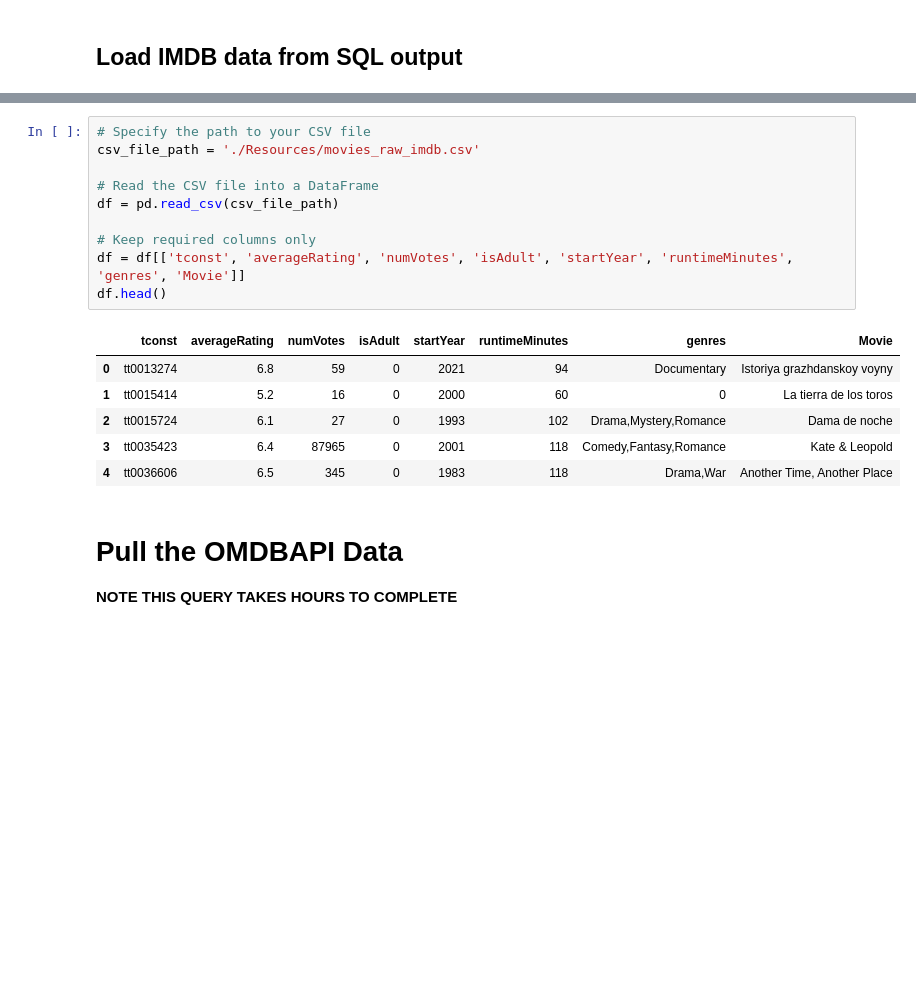
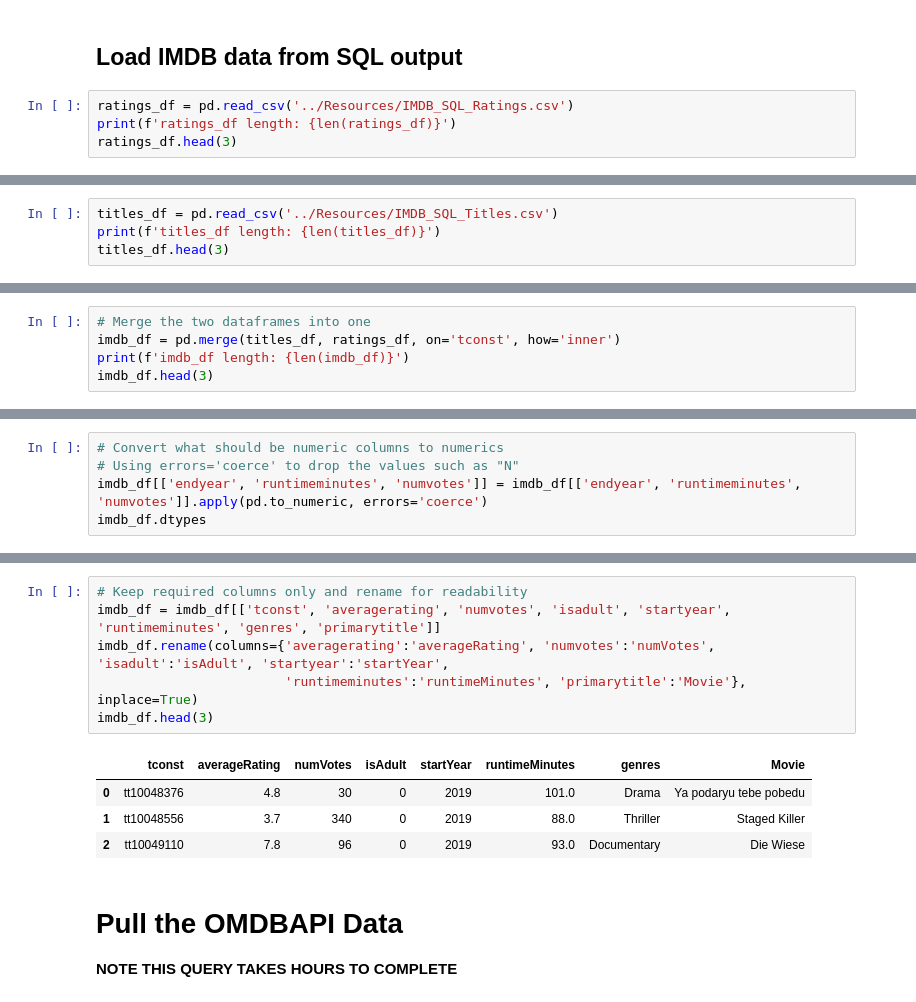
Before and after one commit to vt-bekah/Predicting_Movie_Ratings, a Jupyter notebook: Python/IMDB_OMDB_data_collection.ipynb, the cells around one changed output, grey strips where cells are left out. Saved outputs shown, nothing was run; the diff lists cells and outputs as text; blank space fills up the shorter version.

```diff
--- a/Python/IMDB_OMDB_data_collection.ipynb
+++ b/Python/IMDB_OMDB_data_collection.ipynb
@@ -12,3 +13,7 @@ import matplotlib.pyplot as plt
 from scipy.stats import linregress
 # %% [markdown]
 ## Load IMDB data from SQL output
+# %%
+ratings_df = pd.read_csv('../Resources/IMDB_SQL_Ratings.csv')
+print(f'ratings_df length: {len(ratings_df)}')
+ratings_df.head(3)
@@ -14,0 +26,4 @@ from scipy.stats import linregress
+# %%
+titles_df = pd.read_csv('../Resources/IMDB_SQL_Titles.csv')
+print(f'titles_df length: {len(titles_df)}')
+titles_df.head(3)
@@ -14,0 +36,5 @@ from scipy.stats import linregress
+# %%
+# Merge the two dataframes into one
+imdb_df = pd.merge(titles_df, ratings_df, on='tconst', how='inner')
+print(f'imdb_df length: {len(imdb_df)}')
+imdb_df.head(3)
@@ -14,0 +47,5 @@ from scipy.stats import linregress
+# %%
+# Convert what should be numeric columns to numerics
+# Using errors='coerce' to drop the values such as "N"
+imdb_df[['endyear', 'runtimeminutes', 'numvotes']] = imdb_df[['endyear', 'runtimeminutes', 'numvotes']].apply(pd.to_numeric, errors='coerce')
+imdb_df.dtypes
@@ -15,20 +65,14 @@ from scipy.stats import linregress
 # %%
-# Specify the path to your CSV file
-csv_file_path = './Resources/movies_raw_imdb.csv'
-
-# Read the CSV file into a DataFrame
-df = pd.read_csv(csv_file_path)
-
-# Keep required columns only
-df = df[['tconst', 'averageRating', 'numVotes', 'isAdult', 'startYear', 'runtimeMinutes', 'genres', 'Movie']]
-df.head()
+# Keep required columns only and rename for readability
+imdb_df = imdb_df[['tconst', 'averagerating', 'numvotes', 'isadult', 'startyear', 'runtimeminutes', 'genres', 'primarytitle']]
+imdb_df.rename(columns={'averagerating':'averageRating', 'numvotes':'numVotes', 'isadult':'isAdult', 'startyear':'startYear',
+                        'runtimeminutes':'runtimeMinutes', 'primarytitle':'Movie'}, inplace=True)
+imdb_df.head(3)
 # %% [output]
 |  | tconst | averageRating | numVotes | isAdult | startYear | runtimeMinutes | genres | Movie |
-| 0 | tt0013274 | 6.8 | 59 | 0 | 2021 | 94 | Documentary | Istoriya grazhdanskoy voyny |
-| 1 | tt0015414 | 5.2 | 16 | 0 | 2000 | 60 | 0 | La tierra de los toros |
-| 2 | tt0015724 | 6.1 | 27 | 0 | 1993 | 102 | Drama,Mystery,Romance | Dama de noche |
-| 3 | tt0035423 | 6.4 | 87965 | 0 | 2001 | 118 | Comedy,Fantasy,Romance | Kate & Leopold |
-| 4 | tt0036606 | 6.5 | 345 | 0 | 1983 | 118 | Drama,War | Another Time, Another Place |
+| 0 | tt10048376 | 4.8 | 30 | 0 | 2019 | 101.0 | Drama | Ya podaryu tebe pobedu |
+| 1 | tt10048556 | 3.7 | 340 | 0 | 2019 | 88.0 | Thriller | Staged Killer |
+| 2 | tt10049110 | 7.8 | 96 | 0 | 2019 | 93.0 | Documentary | Die Wiese |
 # %% [markdown]
 # Pull the OMDBAPI Data
 
```
Also changed, not shown: parts of 38 cells of this notebook, 8 other files.
